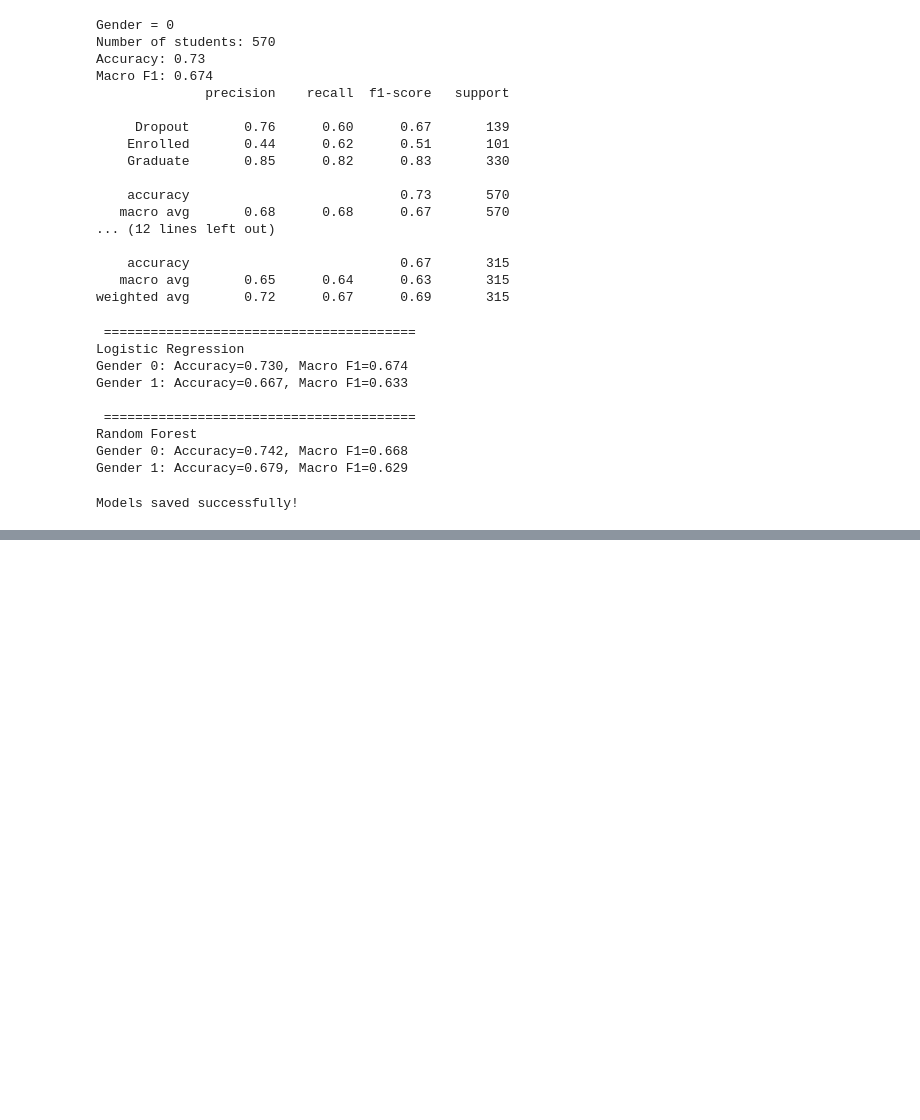
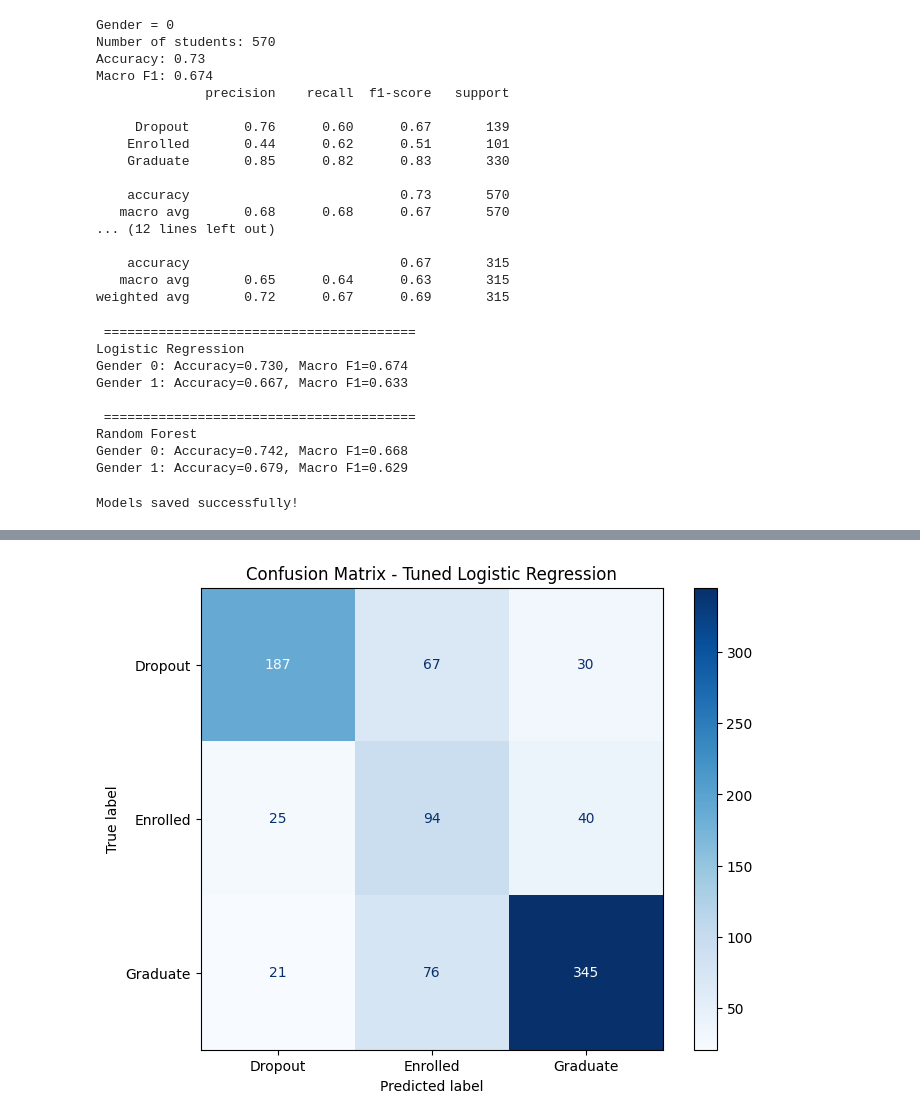
Before and after one commit to symbat-omirali/student-dropout-prediction, a Jupyter notebook: student_dropout_prediction.ipynb, the cells around one changed output, grey strips where cells are left out. Cells and saved outputs as stored; diff of their text form; code cells hidden in the pictures; blank space fills up the shorter version.

```diff
--- a/student_dropout_prediction.ipynb
+++ b/student_dropout_prediction.ipynb
@@ -1429,0 +1451,27 @@ Models saved successfully!
+# %%
+from sklearn.metrics import ConfusionMatrixDisplay
+import matplotlib.pyplot as plt
+
+y_pred = best_lr_model.predict(X_test)
+
+fig, ax = plt.subplots(figsize=(8, 6))
+
+ConfusionMatrixDisplay.from_predictions(
+    y_test,
+    y_pred,
+    labels=["Dropout", "Enrolled", "Graduate"],
+    cmap="Blues",
+    ax=ax
+)
+
+plt.title("Confusion Matrix - Tuned Logistic Regression")
+
+fig.savefig(
+    "confusion_matrix.png",
+    dpi=300,
+    bbox_inches="tight"
+)
+
+plt.show()
+# %% [output]
+[figure, added]
```
Also changed, not shown: parts of 9 cells of this notebook.
